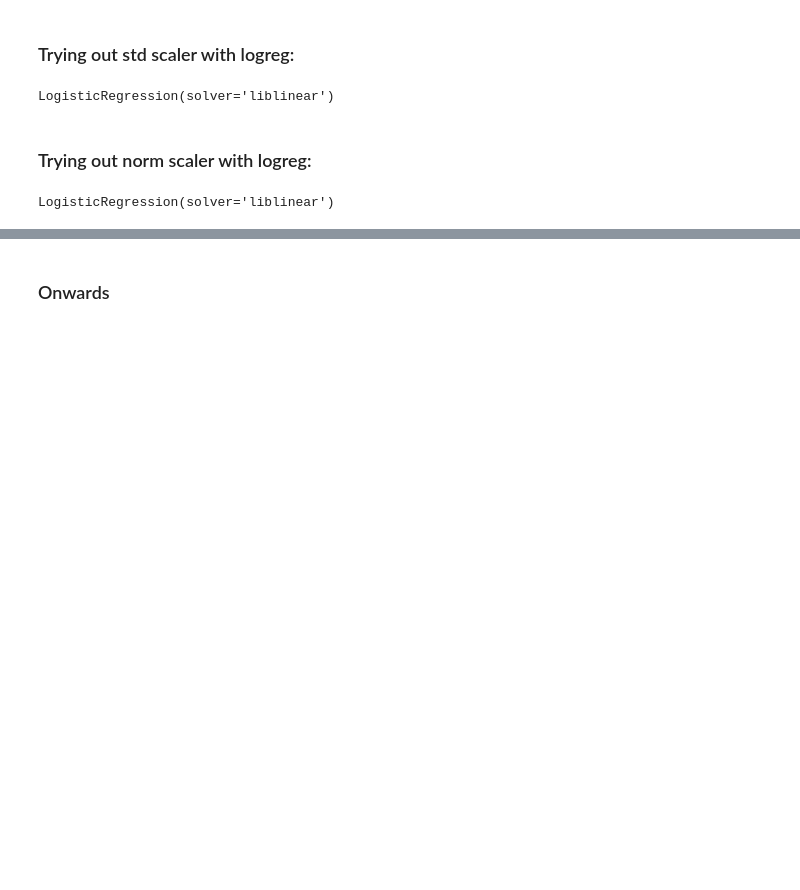
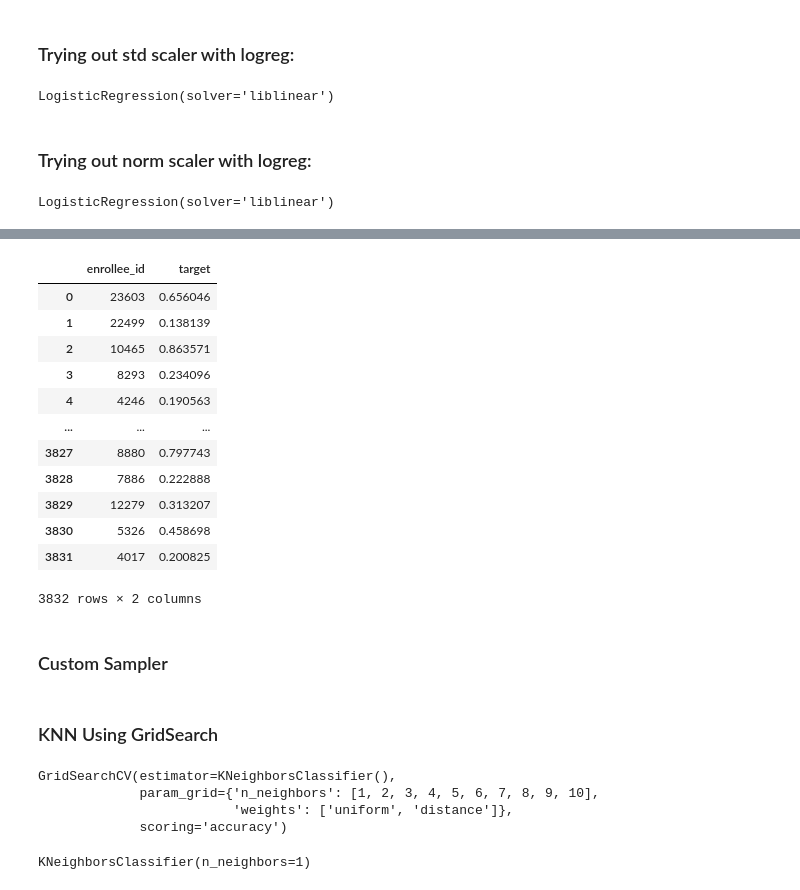
Before and after one commit to SebastianHerran/SupervisedLearningCompetition, a Jupyter notebook: code.ipynb, the cells around one changed output, grey strips where cells are left out. Drawn from its saved outputs; the diff is of its cells as text; code cells hidden in the pictures; blank space fills up the shorter version.

```diff
--- a/code.ipynb
+++ b/code.ipynb
@@ -628,0 +688,4 @@ logreg_m1_norm_scaled.to_csv('Submissions/logreg_m1_scaled_fixed.csv',index=Fals
+# %%
+preds_logr_sampled = logreg.predict_proba(test_imp)[:,1]
+# %%
+logreg_sampled_sub = pd.DataFrame(zip(test.enrollee_id,preds_logr_sampled),columns=['enrollee_id','target'])
@@ -628,0 +694,18 @@ logreg_m1_norm_scaled.to_csv('Submissions/logreg_m1_scaled_fixed.csv',index=Fals
+# %%
+logreg_sampled_sub
+# %% [output]
+|  | enrollee_id | target |
+| 0 | 23603 | 0.656046 |
+| 1 | 22499 | 0.138139 |
+| 2 | 10465 | 0.863571 |
+| 3 | 8293 | 0.234096 |
+| 4 | 4246 | 0.190563 |
+| ... | ... | ... |
+| 3827 | 8880 | 0.797743 |
+| 3828 | 7886 | 0.222888 |
+| 3829 | 12279 | 0.313207 |
+| 3830 | 5326 | 0.458698 |
+| 3831 | 4017 | 0.200825 |
+3832 rows × 2 columns
+# %% [markdown]
+### Custom Sampler
@@ -629,2 +721,2 @@ logreg_m1_norm_scaled.to_csv('Submissions/logreg_m1_scaled_fixed.csv',index=Fals
 # %% [markdown]
-### Onwards
+### KNN Using GridSearch
@@ -630,0 +731,11 @@ logreg_m1_norm_scaled.to_csv('Submissions/logreg_m1_scaled_fixed.csv',index=Fals
+# %%
+gridKn.fit(X_train, y_train)
+# %% [output]
+GridSearchCV(estimator=KNeighborsClassifier(),
+             param_grid={'n_neighbors': [1, 2, 3, 4, 5, 6, 7, 8, 9, 10],
+                         'weights': ['uniform', 'distance']},
+             scoring='accuracy')
+# %%
+gridKn.best_estimator_
+# %% [output]
+KNeighborsClassifier(n_neighbors=1)
```
Also changed, not shown: parts of 45 cells of this notebook.
